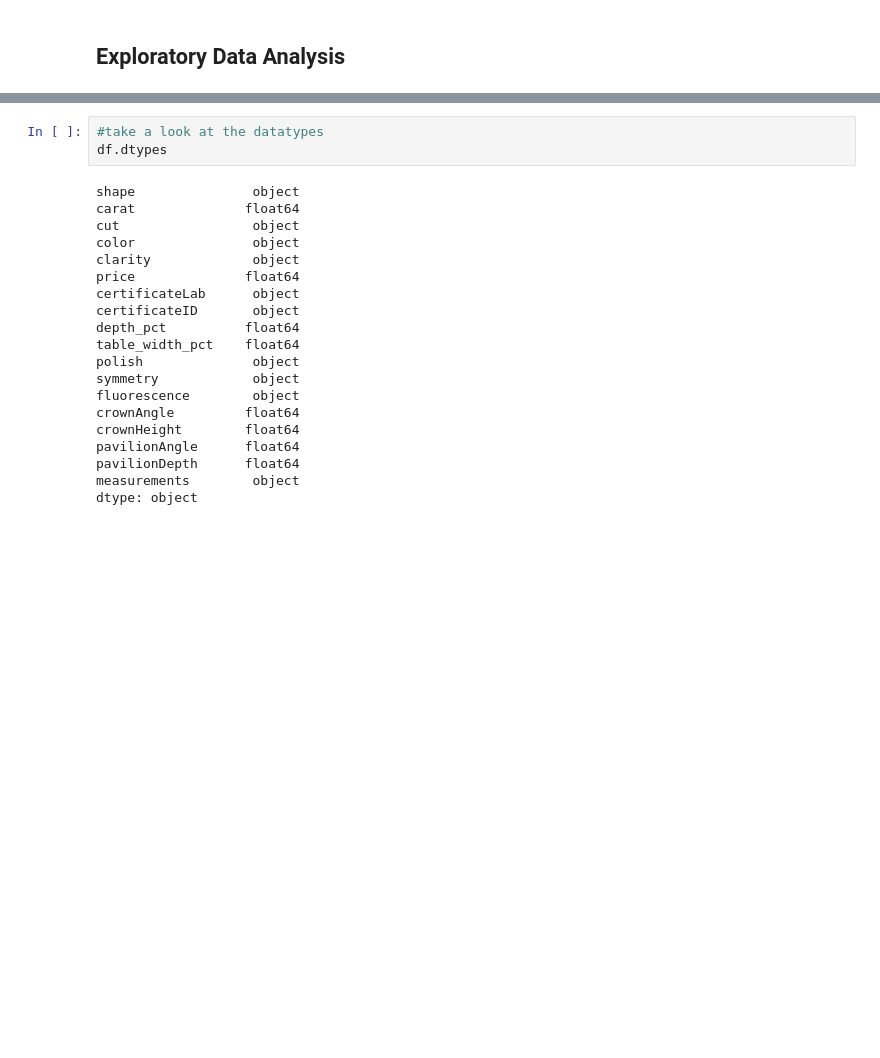
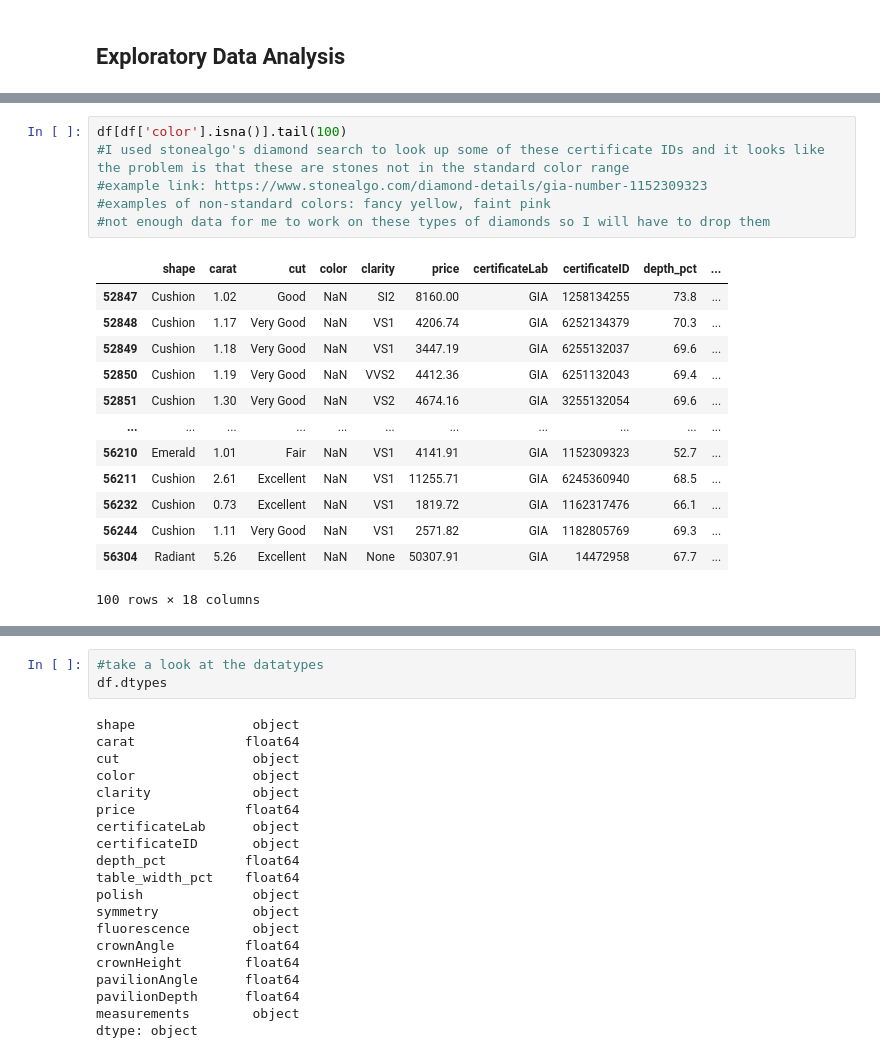
Before and after one commit to cryswong26/Diamonds, a Jupyter notebook: support/Diamond_Capstone - Fancy Shapes.ipynb, the cells around one changed output, grey strips where cells are left out. Saved outputs shown, nothing was run; the diff lists cells and outputs as text; blank space fills up the shorter version.

```diff
--- a/support/Diamond_Capstone.ipynb
+++ b/support/Diamond_Capstone - Fancy Shapes.ipynb
@@ -80,3 +134,23 @@ dtype: int64
+# %%
+df[df['color'].isna()].tail(100)
+#I used stonealgo's diamond search to look up some of these certificate IDs and it looks like the problem is that these are stones not in the standard color range
+#example link: https://www.stonealgo.com/diamond-details/gia-number-1152309323
+#examples of non-standard colors: fancy yellow, faint pink
+#not enough data for me to work on these types of diamonds so I will have to drop them
+# %% [output]
+|  | shape | carat | cut | color | clarity | price | certificateLab | certificateID | depth_pct | ... |
+| 52847 | Cushion | 1.02 | Good | NaN | SI2 | 8160.00 | GIA | 1258134255 | 73.8 | ... |
+| 52848 | Cushion | 1.17 | Very Good | NaN | VS1 | 4206.74 | GIA | 6252134379 | 70.3 | ... |
+| 52849 | Cushion | 1.18 | Very Good | NaN | VS1 | 3447.19 | GIA | 6255132037 | 69.6 | ... |
+| 52850 | Cushion | 1.19 | Very Good | NaN | VVS2 | 4412.36 | GIA | 6251132043 | 69.4 | ... |
+| 52851 | Cushion | 1.30 | Very Good | NaN | VS2 | 4674.16 | GIA | 3255132054 | 69.6 | ... |
+| ... | ... | ... | ... | ... | ... | ... | ... | ... | ... | ... |
+| 56210 | Emerald | 1.01 | Fair | NaN | VS1 | 4141.91 | GIA | 1152309323 | 52.7 | ... |
+| 56211 | Cushion | 2.61 | Excellent | NaN | VS1 | 11255.71 | GIA | 6245360940 | 68.5 | ... |
+| 56232 | Cushion | 0.73 | Excellent | NaN | VS1 | 1819.72 | GIA | 1162317476 | 66.1 | ... |
+| 56244 | Cushion | 1.11 | Very Good | NaN | VS1 | 2571.82 | GIA | 1182805769 | 69.3 | ... |
+| 56304 | Radiant | 5.26 | Excellent | NaN | None | 50307.91 | GIA | 14472958 | 67.7 | ... |
+100 rows × 18 columns
 # %%
 #drop the records that are missing color
 print(df['color'].value_counts(dropna = False))
```
Also changed, not shown: parts of 53 cells of this notebook, 4 other files.
